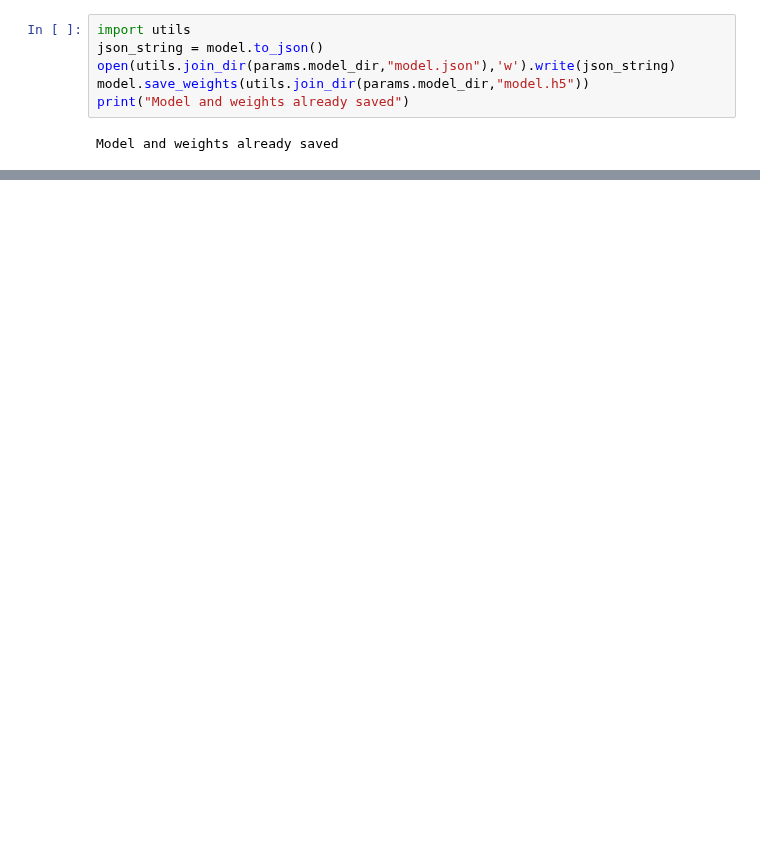
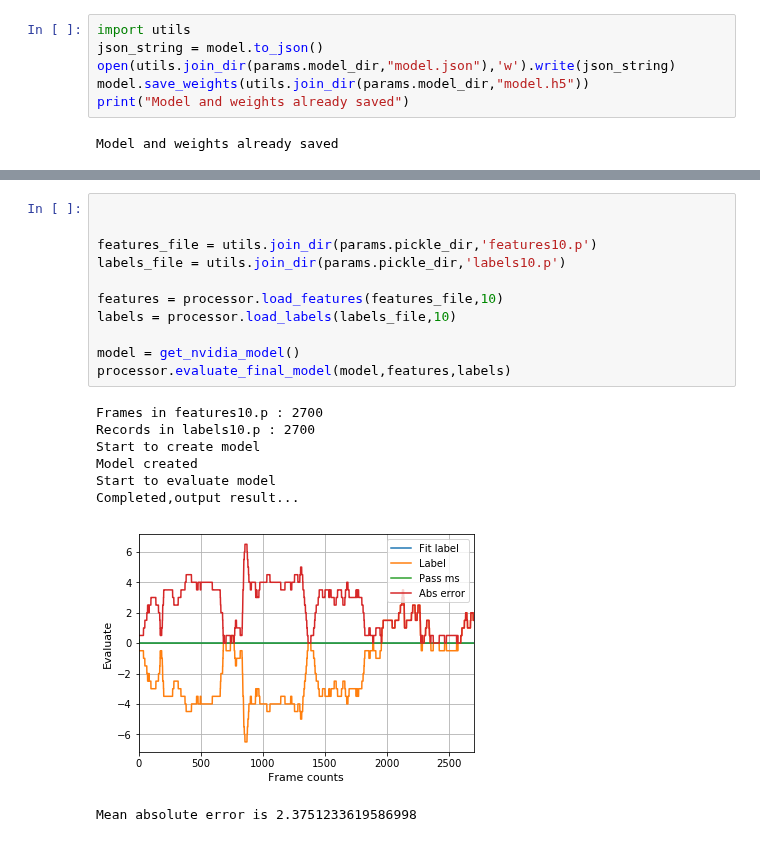
Before and after one commit to gdefenser/MyUdacity, a Jupyter notebook: CourseProjects/MLA_P7_DeepTesla/code.ipynb, the cells around one changed output, grey strips where cells are left out. Saved outputs shown, nothing was run; the diff lists cells and outputs as text; blank space fills up the shorter version.

```diff
--- a/CourseProjects/MLA_P7_DeepTesla/code.ipynb
+++ b/CourseProjects/MLA_P7_DeepTesla/code.ipynb
@@ -311,0 +309,20 @@ Test loss is:8.714785423808628
+# %%
+
+
+features_file = utils.join_dir(params.pickle_dir,'features10.p')
+labels_file = utils.join_dir(params.pickle_dir,'labels10.p')
+
+features = processor.load_features(features_file,10)
+labels = processor.load_labels(labels_file,10)
+
+model = get_nvidia_model()
+processor.evaluate_final_model(model,features,labels)
+# %% [output]
+Frames in features10.p : 2700
+Records in labels10.p : 2700
+Start to create model
+Model created
+Start to evaluate model
+Completed,output result...
+[figure, added]
+Mean absolute error is 2.3751233619586998
```
Also changed, not shown: parts of 10 cells of this notebook, 3 other files.
